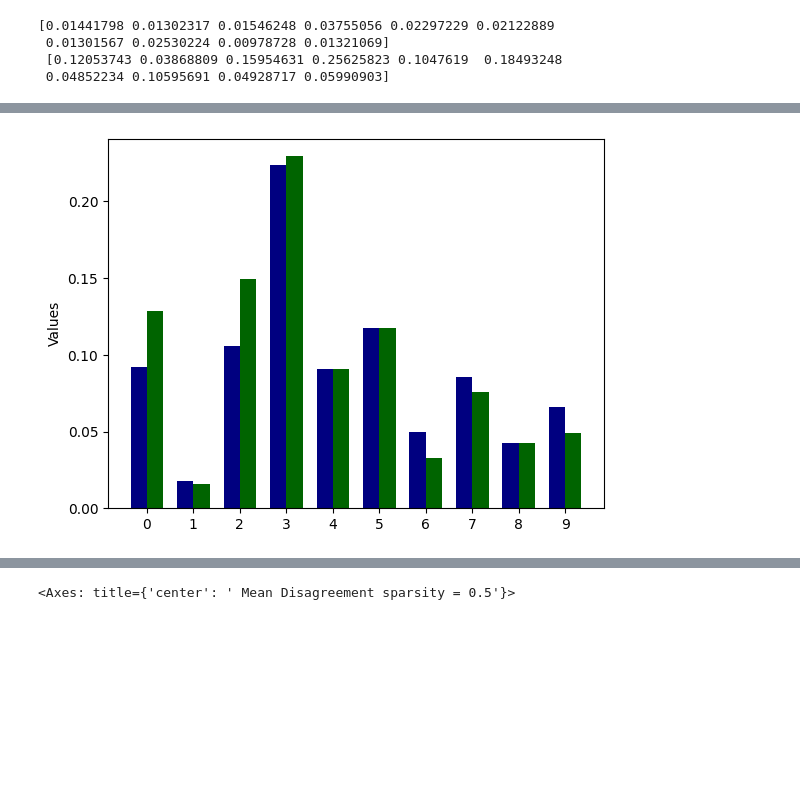
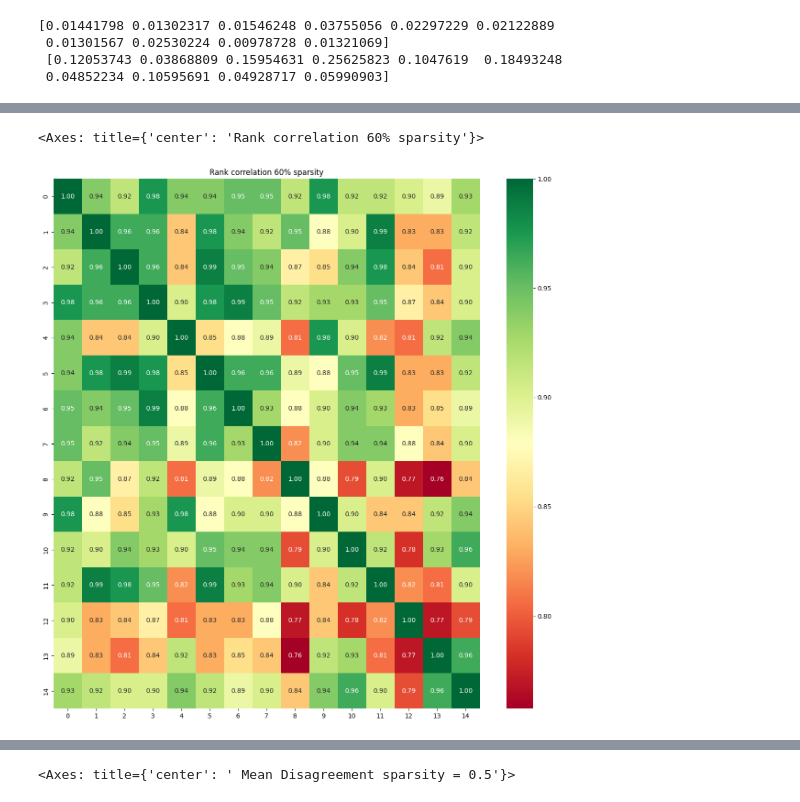
Before and after one commit to Nahush26/Bias_DST, a Jupyter notebook: plots.ipynb, the cells around one changed output, grey strips where cells are left out. Cells and saved outputs as stored; diff of their text form; code cells hidden in the pictures; blank space fills up the shorter version.

```diff
--- a/plots.ipynb
+++ b/plots.ipynb
@@ -124,17 +134,8 @@ sns.heatmap(sprmat, annot=True, fmt='.2f', cmap='RdYlGn',ax = ax)
-# %%
-import matplotlib.pyplot as plt
-keys = [0,1,2,3,4,5,6,7,8,9]
-values1 = list(seed_dis[1])
-values2 = list(seed_dis[0])
-bar_width = 0.35
-fig, ax = plt.subplots()
-for i in range(len(keys)):
-    x_pos = i
-    ax.bar(x_pos - bar_width/2, values1[i], bar_width,color='navy', label='Scratch')
-    ax.bar(x_pos + bar_width/2, values2[i], bar_width, color='darkgreen',label='Distiller')
-    ax.set_xticks(range(len(keys)))
-ax.set_xticklabels(keys)
-ax.set_ylabel('Values')
-plt.show()
-# %% [output]
-[figure, removed]
+# %%
+a4_dims = (15, 15)
+fig, ax = plt.subplots(figsize=a4_dims)
+plt.title('Rank correlation 60% sparsity')
+sns.heatmap(sprmat[1], annot=True, fmt='.2f', cmap='RdYlGn',ax = ax)
+# %% [output]
+<Axes: title={'center': 'Rank correlation 60% sparsity'}>
+[figure, added]
```
Also changed, not shown: parts of 23 cells of this notebook.
